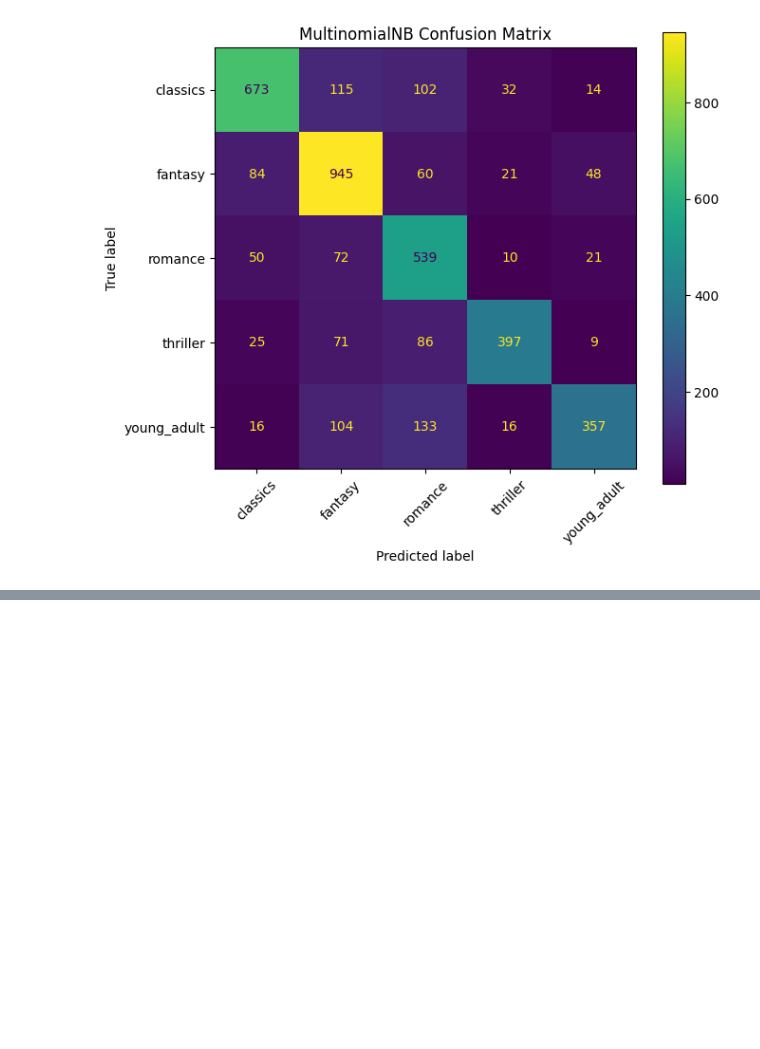
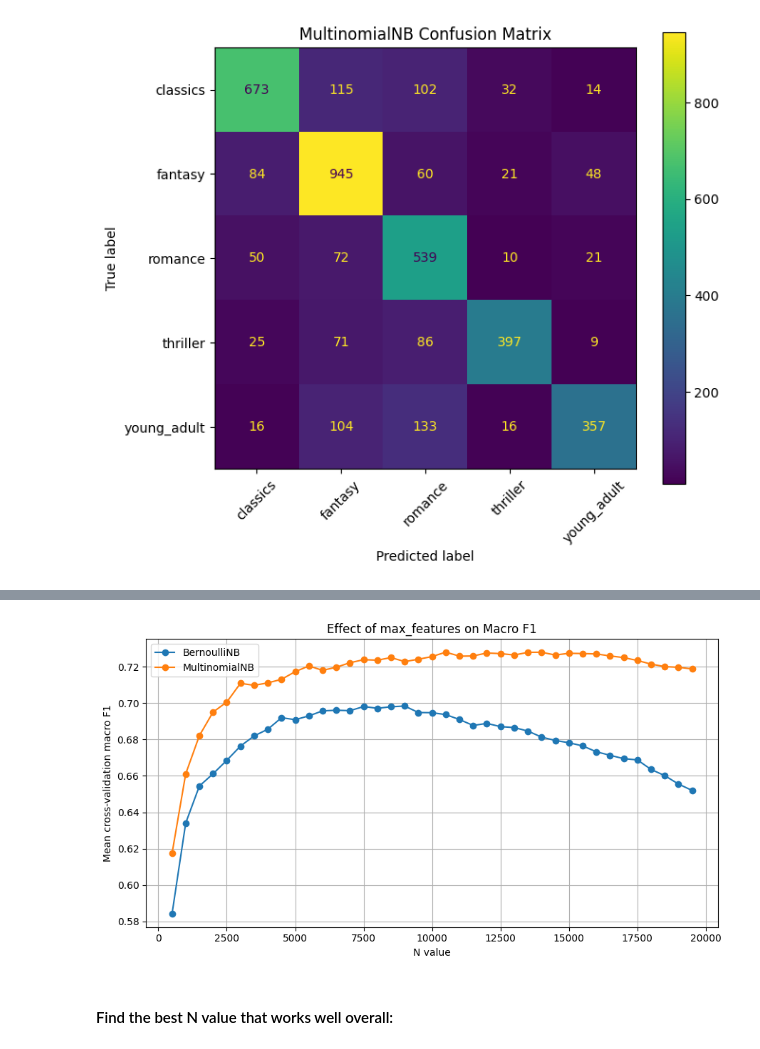
Before and after one commit to ZoeYiDing/nicole, a Jupyter notebook: assignment answer.ipynb, the cells around one changed output, grey strips where cells are left out. Cells and saved outputs as stored; diff of their text form; code cells hidden in the pictures; blank space fills up the shorter version.

```diff
--- a/assignment answer.ipynb
+++ b/assignment answer.ipynb
@@ -730,0 +821,23 @@ plt.show()
+# %%
+plt.figure(figsize=(9, 5))
+
+for model_name in models.keys():
+    model_df = feature_results_df[feature_results_df["model"] == model_name]
+    plt.plot(
+        model_df["N"],
+        model_df["f1_macro_mean"],
+        marker="o",
+        label=model_name
+    )
+
+plt.xlabel("N value")
+plt.ylabel("Mean cross-validation macro F1")
+plt.title("Effect of max_features on Macro F1")
+plt.legend()
+plt.grid(True)
+plt.tight_layout()
+plt.show()
+# %% [output]
+[figure, added]
+# %% [markdown]
+#### Find the best N value that works well overall:
```
Also changed, not shown: parts of 5 cells of this notebook.
